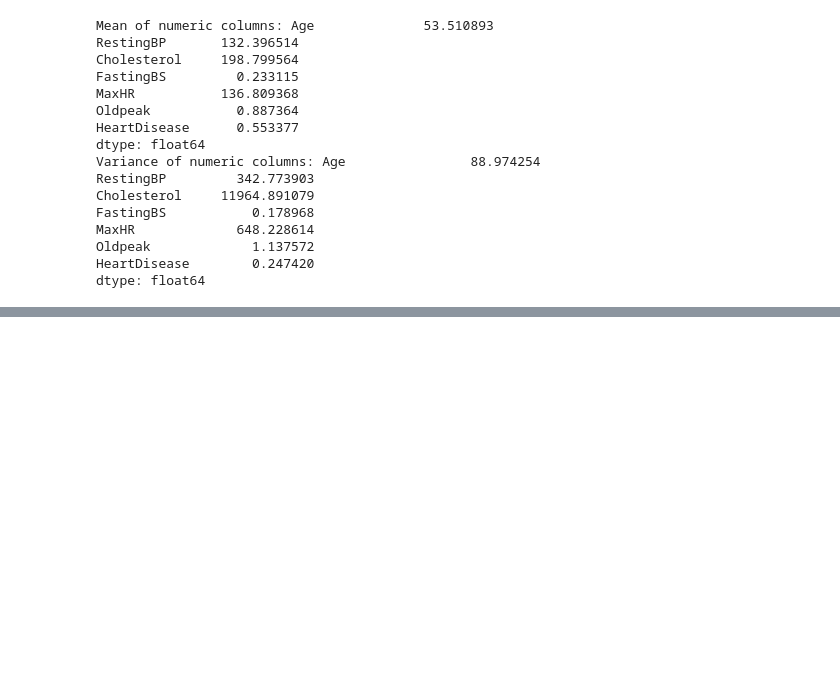
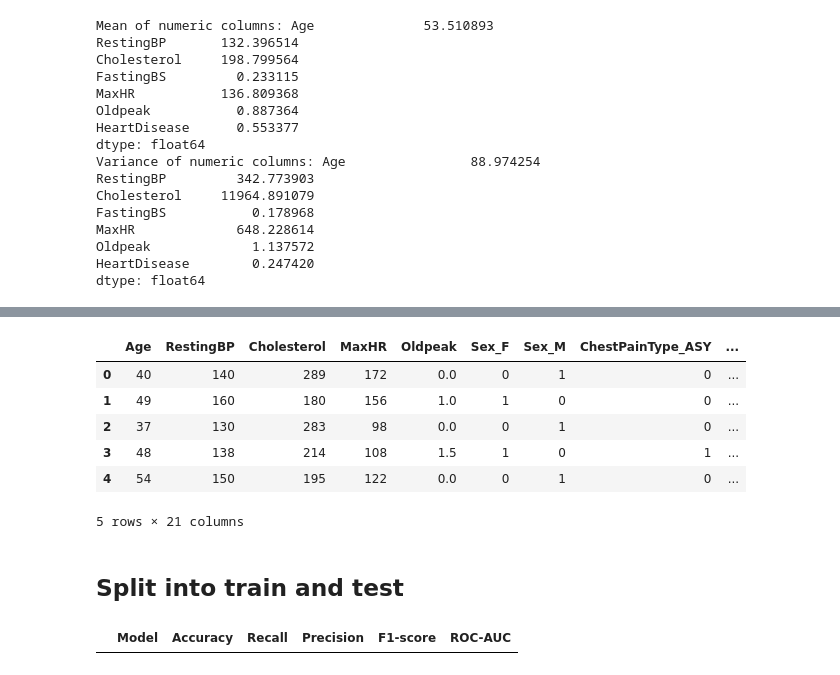
Before and after one commit to MonicaMoraFenoll/First-steps-with-Heart-Failure-Database, a Jupyter notebook: First_steps_hf.ipynb, the cells around one changed output, grey strips where cells are left out. Saved outputs shown, nothing was run; the diff lists cells and outputs as text; code cells hidden in the pictures; blank space fills up the shorter version.

```diff
--- a/First_steps_hf.ipynb
+++ b/First_steps_hf.ipynb
@@ -143,0 +203,14 @@ boxplot = df.boxplot(column=num_feats, by="HeartDisease")
+# %%
+# Convert categorical variables to variables dummy
+X = pd.get_dummies(X, columns=['Sex', 'ChestPainType', 'FastingBS', 'RestingECG', 'ExerciseAngina', 'ST_Slope'])
+X.head(5)
+# %% [output]
+|  | Age | RestingBP | Cholesterol | MaxHR | Oldpeak | Sex_F | Sex_M | ChestPainType_ASY | ... |
+| 0 | 40 | 140 | 289 | 172 | 0.0 | 0 | 1 | 0 | ... |
+| 1 | 49 | 160 | 180 | 156 | 1.0 | 1 | 0 | 0 | ... |
+| 2 | 37 | 130 | 283 | 98 | 0.0 | 0 | 1 | 0 | ... |
+| 3 | 48 | 138 | 214 | 108 | 1.5 | 1 | 0 | 1 | ... |
+| 4 | 54 | 150 | 195 | 122 | 0.0 | 0 | 1 | 0 | ... |
+5 rows × 21 columns
+# %% [markdown]
+## Split into train and test
@@ -143,0 +224,6 @@ boxplot = df.boxplot(column=num_feats, by="HeartDisease")
+# %%
+# Initialise pandas dataframe for results
+df_results = pd.DataFrame(columns = ['Model', 'Accuracy', 'Recall', 'Precision', 'F1-score', 'ROC-AUC'])
+df_results.head()
+# %% [output]
+|  | Model | Accuracy | Recall | Precision | F1-score | ROC-AUC |
```
Also changed, not shown: parts of 13 cells of this notebook.
